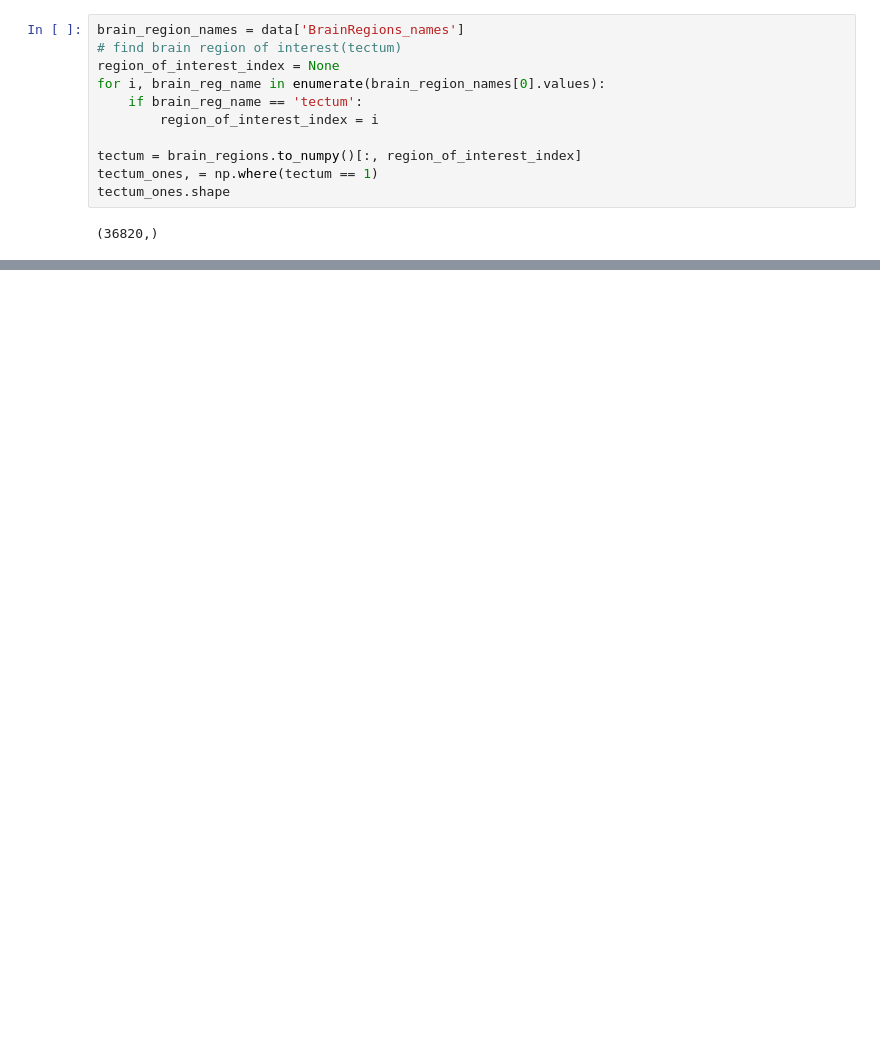
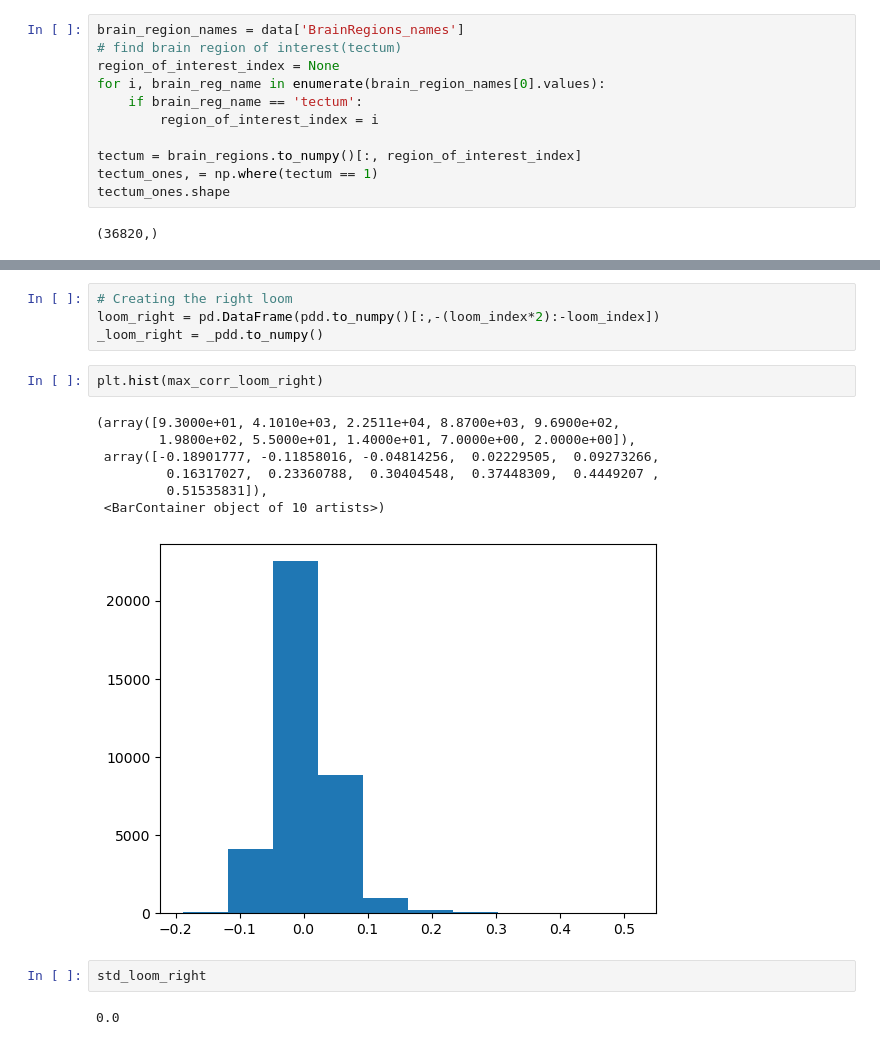
Before and after one commit to asheux/neurofish, a Jupyter notebook: MexicanZebraFish.ipynb, the cells around one changed output, grey strips where cells are left out. Cells and saved outputs as stored; diff of their text form; blank space fills up the shorter version.

```diff
--- a/MexicanZebraFish.ipynb
+++ b/MexicanZebraFish.ipynb
@@ -344,0 +103,18 @@ Text(0.5, 1.0, 'Heat map of top three principal component directions')
+# %%
+# Creating the right loom
+loom_right = pd.DataFrame(pdd.to_numpy()[:,-(loom_index*2):-loom_index])
+_loom_right = _pdd.to_numpy()
+# %%
+plt.hist(max_corr_loom_right)
+# %% [output]
+(array([9.3000e+01, 4.1010e+03, 2.2511e+04, 8.8700e+03, 9.6900e+02,
+        1.9800e+02, 5.5000e+01, 1.4000e+01, 7.0000e+00, 2.0000e+00]),
+ array([-0.18901777, -0.11858016, -0.04814256,  0.02229505,  0.09273266,
+         0.16317027,  0.23360788,  0.30404548,  0.37448309,  0.4449207 ,
+         0.51535831]),
+ <BarContainer object of 10 artists>)
+[figure, added]
+# %%
+std_loom_right
+# %% [output]
+0.0
```
Also changed, not shown: parts of 46 cells of this notebook, 1 other file.
